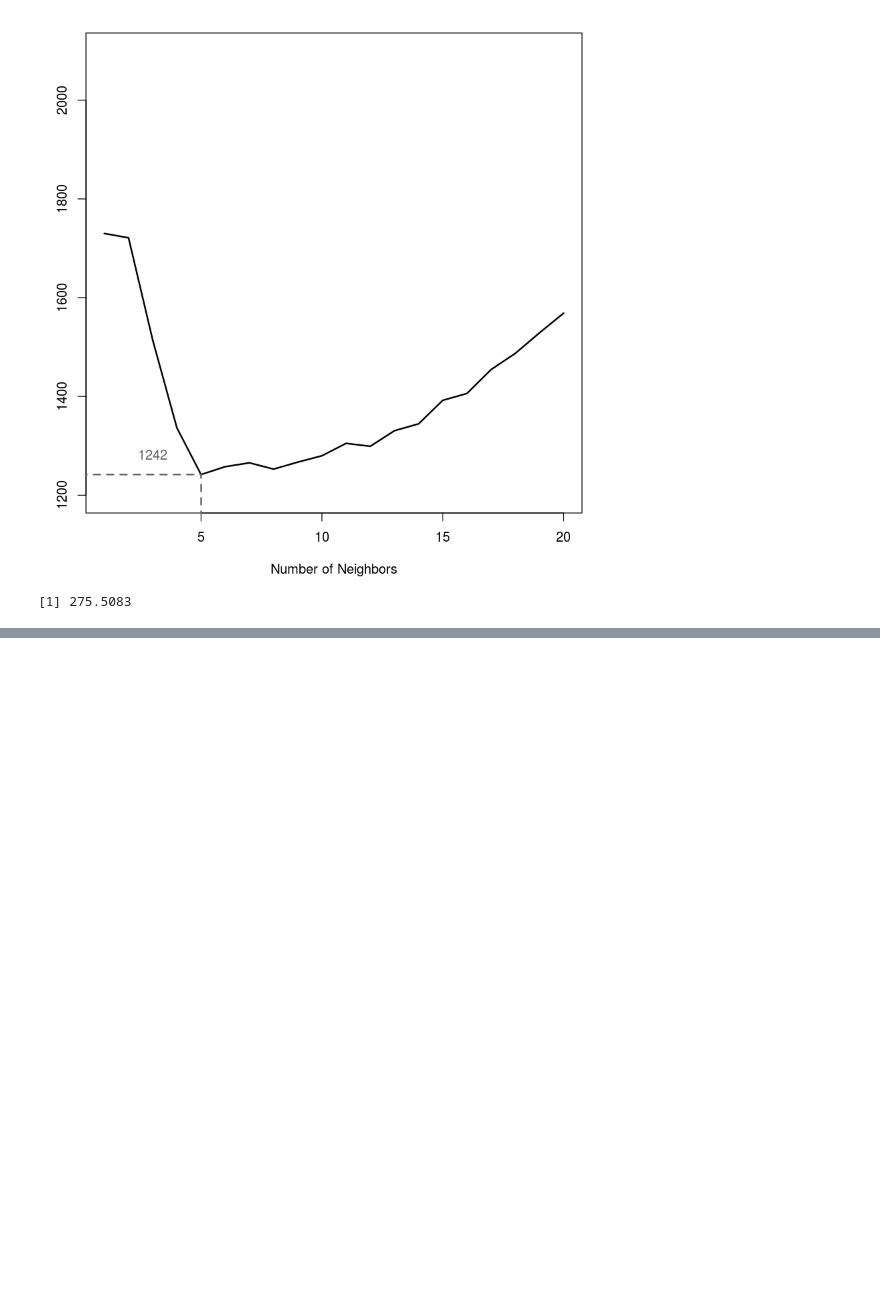
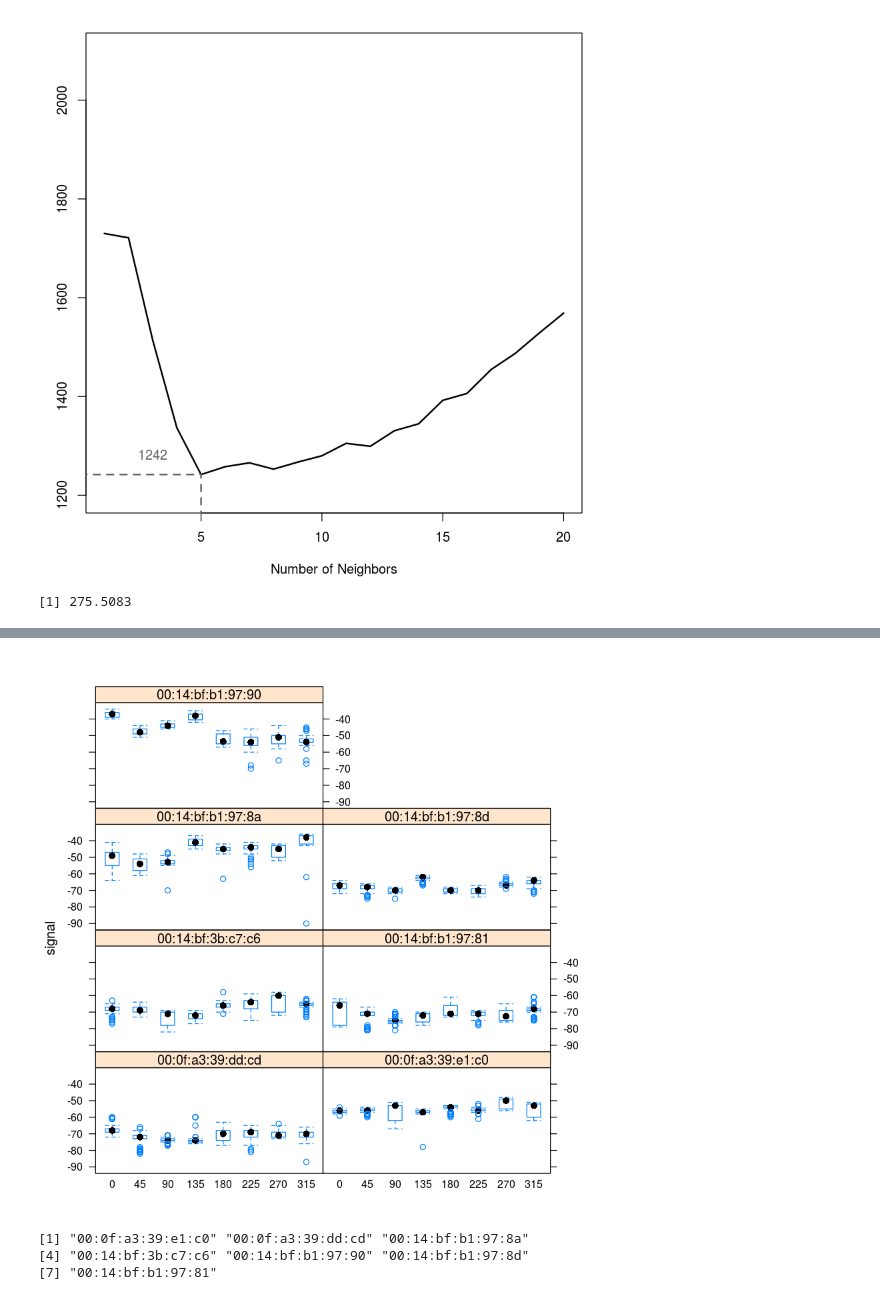
Before and after one commit to CaseyRMartinez/QTW_CaseStudies, a Jupyter notebook: RTLS_CaseStudy1.ipynb, the cells around one changed output, grey strips where cells are left out. Drawn from its saved outputs; the diff is of its cells as text; code cells hidden in the pictures; blank space fills up the shorter version.

```diff
--- a/RTLS_CaseStudy1.ipynb
+++ b/RTLS_CaseStudy1.ipynb
@@ -824,0 +987,11 @@ predXY = function(newSignals, newAngles, trainData,
+# %%
+library(lattice)
+bwplot(signal ~ factor(angle) | mac, data = offline2, subset = posX == 2 & posY == 12, layout = c(2,4))
+# %% [output]
+[figure, added]
+# %%
+submac
+# %% [output]
+[1] "00:0f:a3:39:e1:c0" "00:0f:a3:39:dd:cd" "00:14:bf:b1:97:8a"
+[4] "00:14:bf:3b:c7:c6" "00:14:bf:b1:97:90" "00:14:bf:b1:97:8d"
+[7] "00:14:bf:b1:97:81"
```
Also changed, not shown: parts of 16 cells of this notebook.
